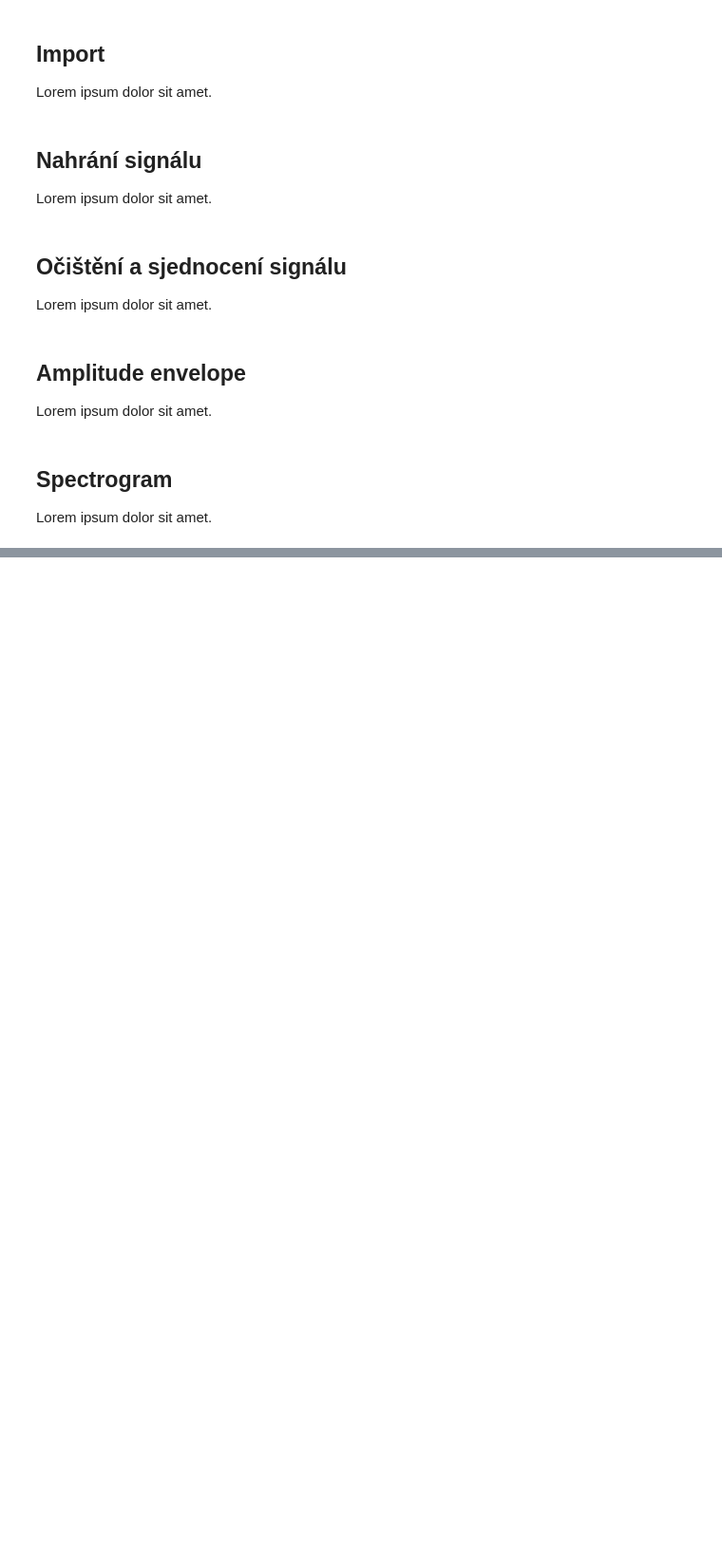
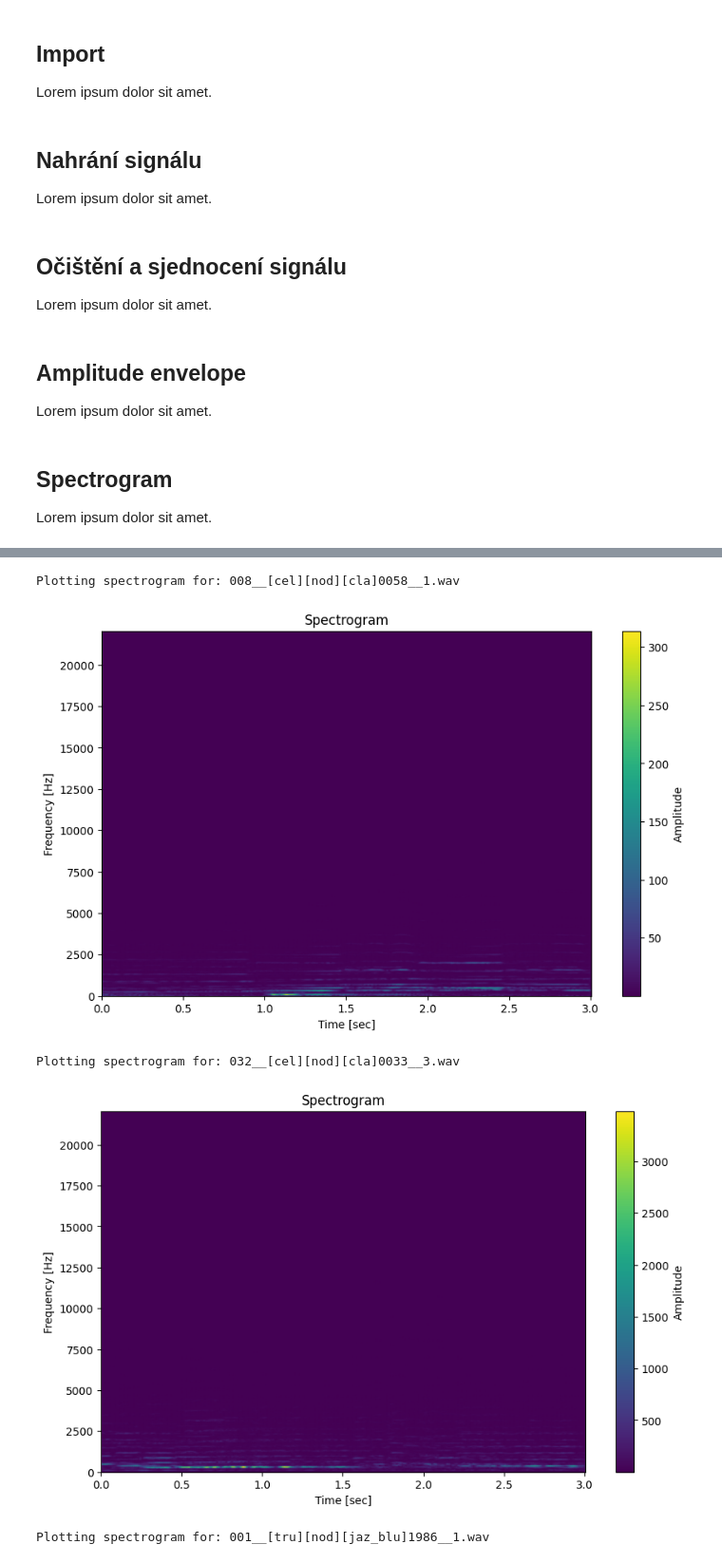
Before and after one commit to PalacinkaVelika/USU-IRMAS-instrument-recognition, a Jupyter notebook: IRMAS-NN.ipynb, the cells around one changed output, grey strips where cells are left out. Shown: that part at 95% size. Drawn from its saved outputs; the diff is of its cells as text; code cells hidden in the pictures; blank space fills up the shorter version.

```diff
--- a/IRMAS-NN.ipynb
+++ b/IRMAS-NN.ipynb
@@ -93,9 +114,13 @@ Přes librosu to nejde, divný dependencies na starší verze numpy + mel specto
 '''
 
 def create_spectrogram(signal, sample_rate, nperseg=1024):
+    # If stereo convert to mono by averaging channels
+    if len(signal.shape) == 2:
+        signal = np.mean(signal, axis=1)
     frequencies, times, spectrogram = stft(signal, fs=sample_rate, nperseg=nperseg)
     return np.abs(spectrogram)
 
 for instrument in all_instrument_classes:
     for wav_file, (sample_rate, signal) in instrument.signals_raw.items():
+        print("doing it for ", wav_file)
         instrument.signals_spectogram[wav_file] = create_spectrogram(signal, sample_rate)
@@ -101,0 +145,52 @@ for instrument in all_instrument_classes:
+# %%
+def create_spectrogram(signal, sample_rate, nperseg=1024):
+    if len(signal.shape) == 2:
+        signal = np.mean(signal, axis=1)
+    frequencies, times, spectrogram = stft(signal, fs=sample_rate, nperseg=nperseg)
+    return frequencies, times, np.abs(spectrogram)
+
+# Plotting function
+def plot_spectrogram(frequencies, times, spectrogram):
+    plt.figure(figsize=(10, 6))
+    plt.pcolormesh(times, frequencies, spectrogram, shading='gouraud')
+    plt.title('Spectrogram')
+    plt.ylabel('Frequency [Hz]')
+    plt.xlabel('Time [sec]')
+    plt.colorbar(label='Amplitude')
+    plt.show()
+
+# Process the first two sounds in the first instrument
+first_instrument = all_instrument_classes[0]  # Get the first instrument
+wav_files = list(first_instrument.signals_raw.items())[:1]  # Get the first two signals (wav file, (sample_rate, signal))
+
+# Loop through the first two wav files, compute and plot the spectrograms
+for wav_file, (sample_rate, signal) in wav_files:
+    print("Plotting spectrogram for:", wav_file)
+    frequencies, times, spectrogram = create_spectrogram(signal, sample_rate)
+    plot_spectrogram(frequencies, times, spectrogram)
+
+# Process the first two sounds in the first instrument
+first_instrument = all_instrument_classes[0]  # Get the first instrument
+wav_files = list(first_instrument.signals_raw.items())[20:21]  # Get the first two signals (wav file, (sample_rate, signal))
+
+# Loop through the first two wav files, compute and plot the spectrograms
+for wav_file, (sample_rate, signal) in wav_files:
+    print("Plotting spectrogram for:", wav_file)
+    frequencies, times, spectrogram = create_spectrogram(signal, sample_rate)
+    plot_spectrogram(frequencies, times, spectrogram)
+
+# Process the first two sounds in the first instrument
+first_instrument = all_instrument_classes[8]  # Get the first instrument
+wav_files = list(first_instrument.signals_raw.items())[:1]  # Get the first two signals (wav file, (sample_rate, signal))
+
+# Loop through the first two wav files, compute and plot the spectrograms
+for wav_file, (sample_rate, signal) in wav_files:
+    print("Plotting spectrogram for:", wav_file)
+    frequencies, times, spectrogram = create_spectrogram(signal, sample_rate)
+    plot_spectrogram(frequencies, times, spectrogram)
+# %% [output]
+Plotting spectrogram for: 008__[cel][nod][cla]0058__1.wav
+[figure, added]
+Plotting spectrogram for: 032__[cel][nod][cla]0033__3.wav
+[figure, added]
+Plotting spectrogram for: 001__[tru][nod][jaz_blu]1986__1.wav
```
Also changed, not shown: parts of 17 cells of this notebook.
